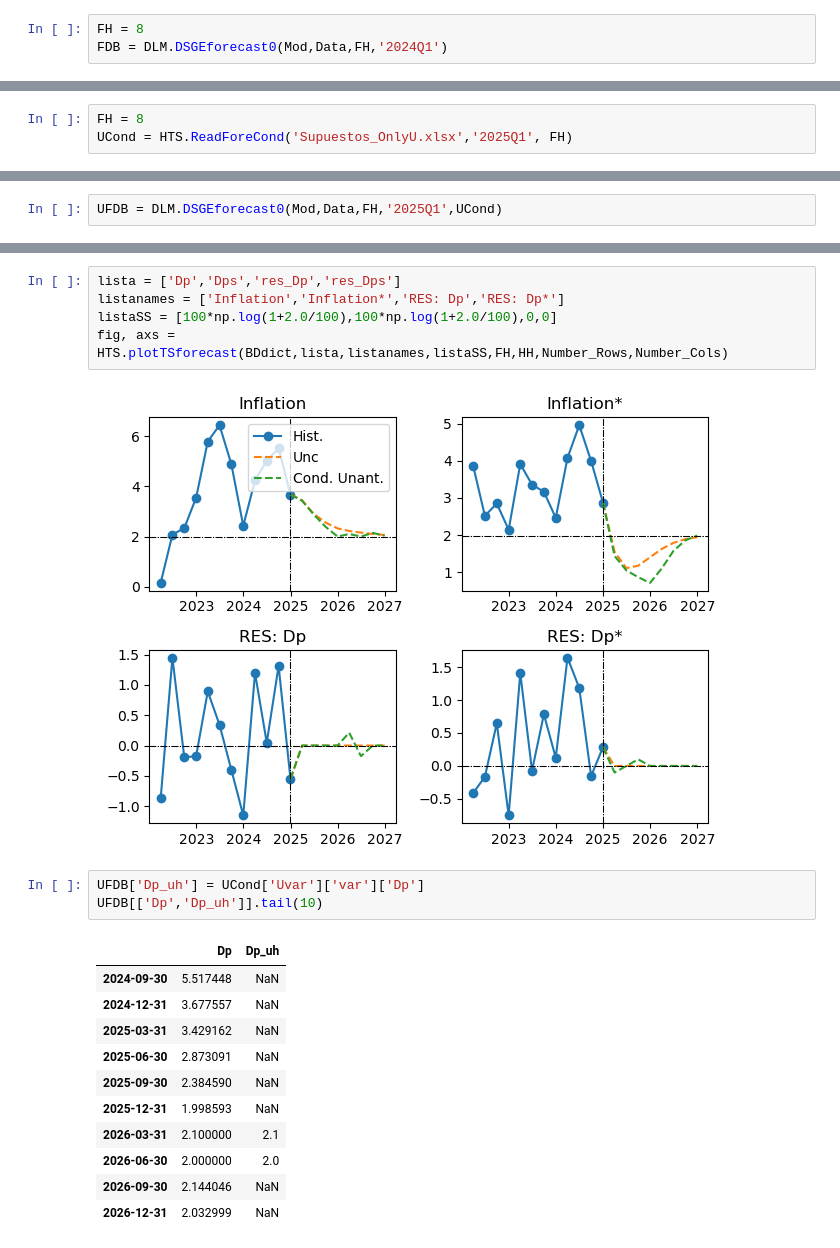
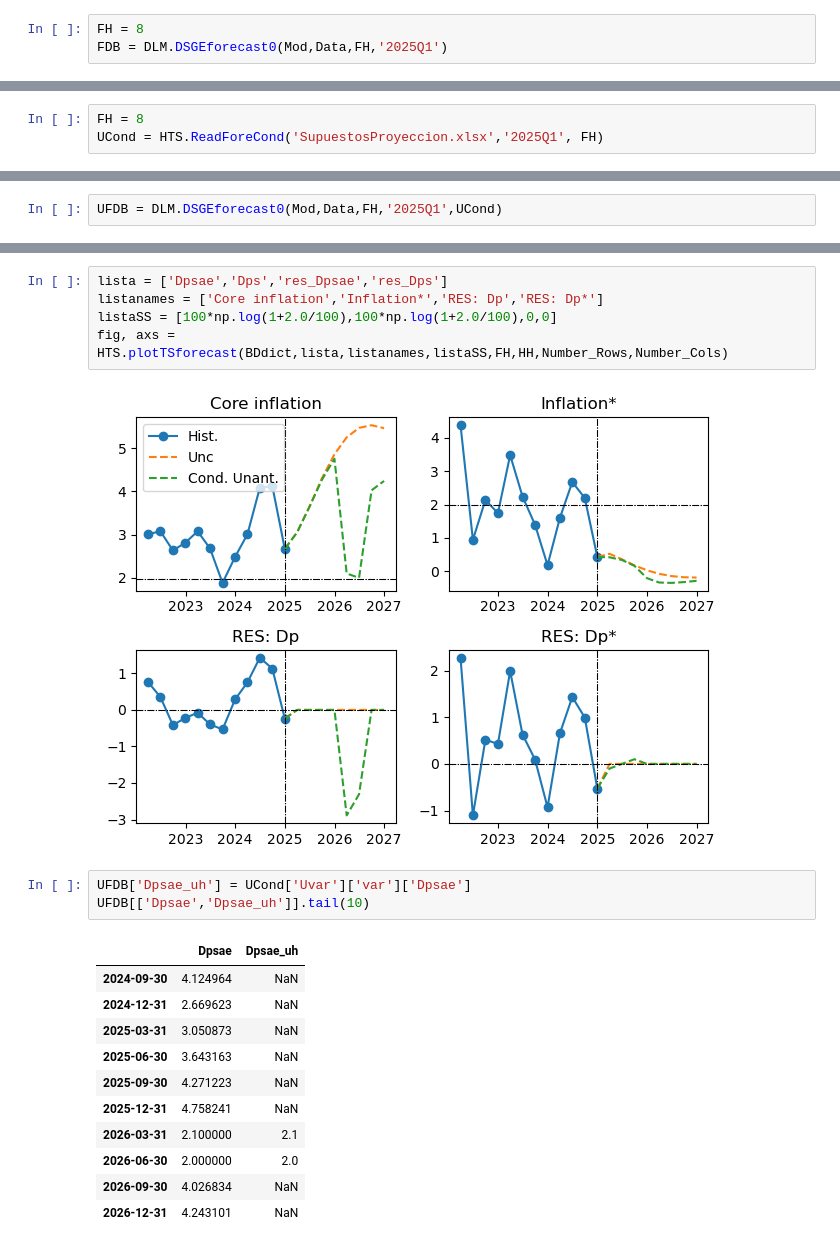
Before and after one commit to patrickcastilla/CUECOPolMon_fork_2, a Jupyter notebook: Main_Forecast.ipynb, the cells around one changed output, grey strips where cells are left out. Cells and saved outputs as stored; diff of their text form.

```diff
--- a/Main_Forecast.ipynb
+++ b/Main_Forecast.ipynb
@@ -186,5 +167,5 @@ import pandas as pd
 # %%
 FH = 8
-FDB = DLM.DSGEforecast0(Mod,Data,FH,'2024Q1')
+FDB = DLM.DSGEforecast0(Mod,Data,FH,'2025Q1')
 # %%
 DBdict = {'Unc.': FDB}
@@ -209,7 +189,7 @@ KeyError: 'res_Dp'
 2. Not anticipated conditional forecast
 # %%
 FH = 8
-UCond = HTS.ReadForeCond('Supuestos_OnlyU.xlsx','2025Q1', FH)
+UCond = HTS.ReadForeCond('SupuestosProyeccion.xlsx','2025Q1', FH)
 # %%
 print('Which are the assumptions?')
 print('Unanticipated Softtunning')
@@ -252,22 +232,22 @@ fig, axs = HTS.plotTSforecast(BDdict,lista,listanames,listaSS,FH,HH,Number_Rows,
 # %%
-lista = ['Dp','Dps','res_Dp','res_Dps']
-listanames = ['Inflation','Inflation*','RES: Dp','RES: Dp*']
+lista = ['Dpsae','Dps','res_Dpsae','res_Dps']
+listanames = ['Core inflation','Inflation*','RES: Dp','RES: Dp*']
 listaSS = [100*np.log(1+2.0/100),100*np.log(1+2.0/100),0,0]
 fig, axs = HTS.plotTSforecast(BDdict,lista,listanames,listaSS,FH,HH,Number_Rows,Number_Cols)
 # %% [output]
-[figure, old version]
+[figure, new version]
 # %%
-UFDB['Dp_uh'] = UCond['Uvar']['var']['Dp']
-UFDB[['Dp','Dp_uh']].tail(10)
+UFDB['Dpsae_uh'] = UCond['Uvar']['var']['Dpsae']
+UFDB[['Dpsae','Dpsae_uh']].tail(10)
 # %% [output]
-|  | Dp | Dp_uh |
-| 2024-09-30 | 5.517448 | NaN |
-| 2024-12-31 | 3.677557 | NaN |
-| 2025-03-31 | 3.429162 | NaN |
-| 2025-06-30 | 2.873091 | NaN |
-| 2025-09-30 | 2.384590 | NaN |
-| 2025-12-31 | 1.998593 | NaN |
+|  | Dpsae | Dpsae_uh |
+| 2024-09-30 | 4.124964 | NaN |
+| 2024-12-31 | 2.669623 | NaN |
+| 2025-03-31 | 3.050873 | NaN |
+| 2025-06-30 | 3.643163 | NaN |
+| 2025-09-30 | 4.271223 | NaN |
+| 2025-12-31 | 4.758241 | NaN |
 | 2026-03-31 | 2.100000 | 2.1 |
 | 2026-06-30 | 2.000000 | 2.0 |
-| 2026-09-30 | 2.144046 | NaN |
-| 2026-12-31 | 2.032999 | NaN |
+| 2026-09-30 | 4.026834 | NaN |
+| 2026-12-31 | 4.243101 | NaN |
```
Also changed, not shown: parts of 30 cells of this notebook, 8 other files.
